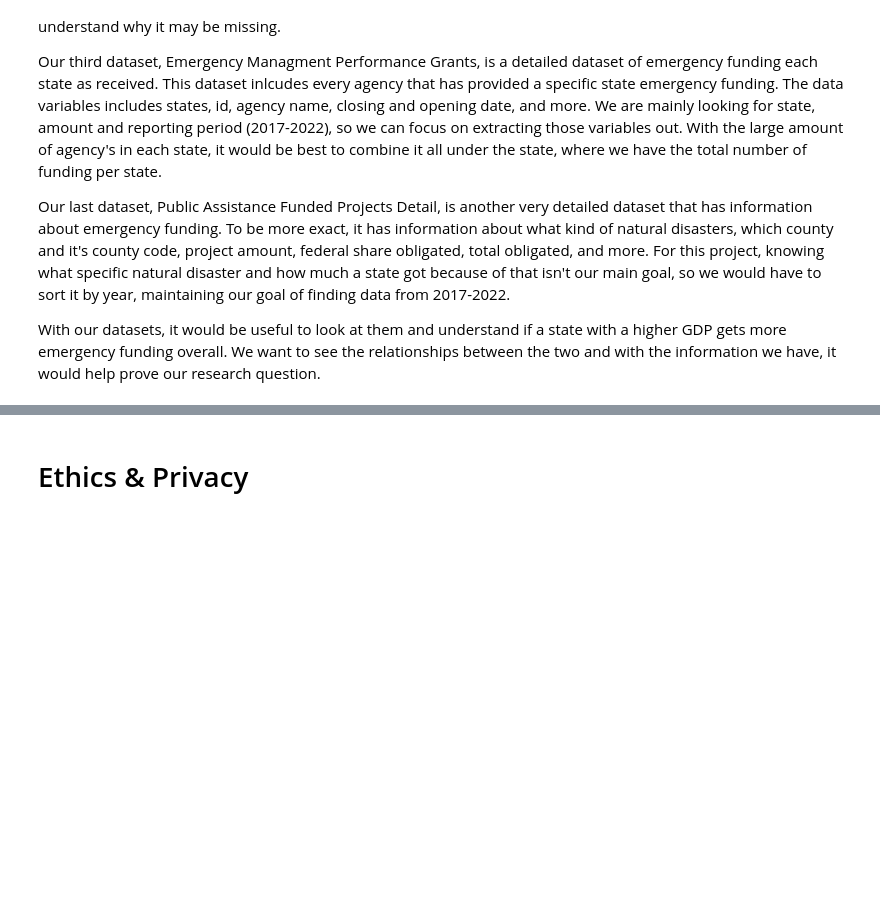
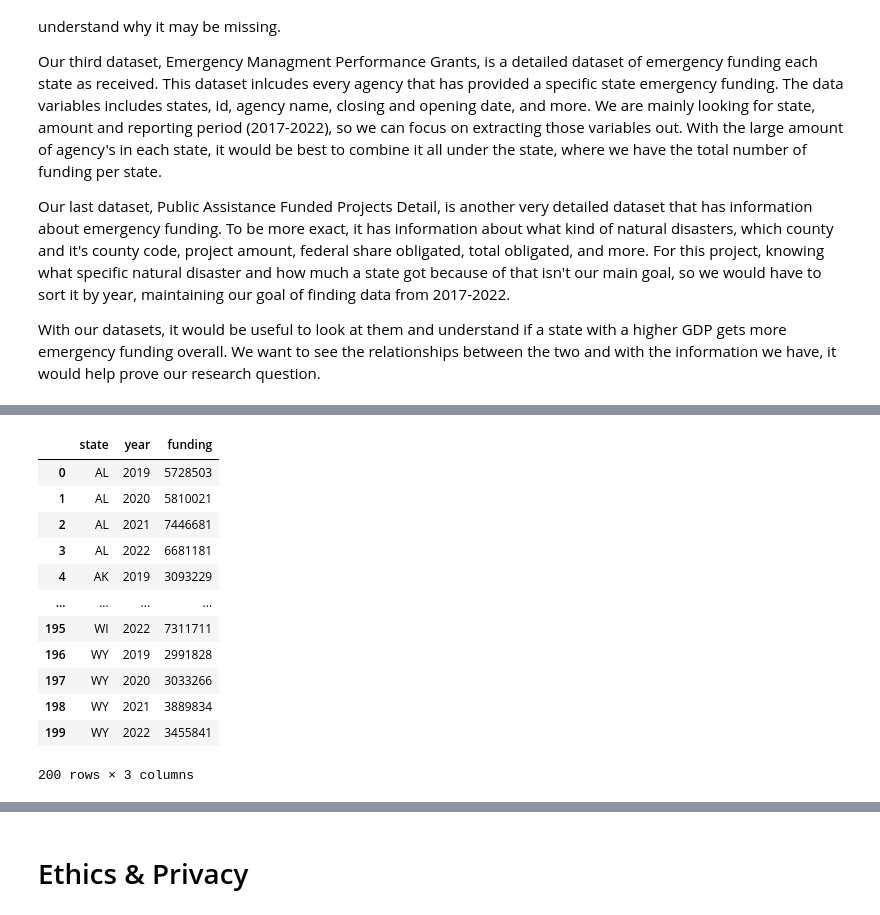
Before and after one commit to COGS108/Group054_WI24, a Jupyter notebook: DataCheckpoint_Group054_WI24.ipynb, the cells around one changed output, grey strips where cells are left out. Drawn from its saved outputs; the diff is of its cells as text; code cells hidden in the pictures; blank space fills up the shorter version.

```diff
--- a/DataCheckpoint_Group054_WI24.ipynb
+++ b/DataCheckpoint_Group054_WI24.ipynb
@@ -68,0 +71,79 @@ With our datasets, it would be useful to look at them and understand if a state
+# %%
+import pandas as pd
+pd.set_option('display.max_rows', 10)
+
+url = 'Data/EmergencyManagementPerformanceGrants.csv'
+df = pd.read_csv(url)
+df['state'].unique()
+df_not_state = df['state'].str.contains('Puerto Rico|American Samoa|District of Columbia|Northern Mariana Islands|Guam|Virgin Islands')
+df = df[~df_not_state] #filter to only include US states
+df['state'].unique().size #check to see that our state column only has 50 values
+
+def standardize_reportingPeriod(string):
+
+    string = string.lower().strip()
+
+    if '2014' in string:
+        output = 2014
+    elif '2015' in string:
+        output = 2015
+    elif '2016' in string:
+        output = 2016
+    elif '2017' in string:
+        output = 2017
+    elif '2018' in string:
+        output = 2018
+    elif '2019' in string:
+        output = 2019
+    elif '2020' in string:
+        output = 2020
+    elif '2021' in string:
+        output = 2021
+    elif '2022' in string:
+        output = 2022
+    # Otherwise, if uncaught - keep as is
+    else:
+        output = string
+
+    return output
+
+df['reportingPeriod'] = df['reportingPeriod'].apply(standardize_reportingPeriod)
+df = df.query('reportingPeriod >= 2019') #filter so lowest year is 2017 to match other data
+
+df_grouped = df.groupby(by = ['state', 'reportingPeriod']).sum()
+df_grouped = df_grouped.reset_index()
+df_grouped = df_grouped.rename(columns = {'reportingPeriod': 'year', 'fundingAmount' : 'funding'})
+pd.set_option('display.max_rows', 10)
+df_grouped['funding'] = df_grouped['funding'].astype(int)
+
+us_state_to_abbrev = {
+    "Alabama": "AL", "Alaska": "AK", "Arizona": "AZ", "Arkansas": "AR", "California": "CA",
+    "Colorado": "CO", "Connecticut": "CT", "Delaware": "DE", "Florida": "FL", "Georgia": "GA",
+    "Hawaii": "HI", "Idaho": "ID", "Illinois": "IL", "Indiana": "IN", "Iowa": "IA",
+    "Kansas": "KS", "Kentucky": "KY", "Louisiana": "LA", "Maine": "ME", "Maryland": "MD",
+    "Massachusetts": "MA", "Michigan": "MI", "Minnesota": "MN", "Mississippi": "MS", "Missouri": "MO",
+    "Montana": "MT", "Nebraska": "NE", "Nevada": "NV", "New Hampshire": "NH", "New Jersey": "NJ",
+    "New Mexico": "NM", "New York": "NY", "North Carolina": "NC", "North Dakota": "ND", "Ohio": "OH",
+    "Oklahoma": "OK", "Oregon": "OR", "Pennsylvania": "PA", "Rhode Island": "RI", "South Carolina": "SC",
+    "South Dakota": "SD", "Tennessee": "TN", "Texas": "TX", "Utah": "UT", "Vermont": "VT",
+    "Virginia": "VA", "Washington": "WA", "West Virginia": "WV", "Wisconsin": "WI", "Wyoming": "WY",
+}
+
+df_grouped['state'] = df_grouped['state'].str.lower().str.capitalize().map(us_state_to_abbrev)
+EMPG = df_grouped #naming to something we will remember
+EMPG['year'] = EMPG['year'].astype(int) # change to integers
+EMPG
+# %% [output]
+|  | state | year | funding |
+| 0 | AL | 2019 | 5728503 |
+| 1 | AL | 2020 | 5810021 |
+| 2 | AL | 2021 | 7446681 |
+| 3 | AL | 2022 | 6681181 |
+| 4 | AK | 2019 | 3093229 |
+| ... | ... | ... | ... |
+| 195 | WI | 2022 | 7311711 |
+| 196 | WY | 2019 | 2991828 |
+| 197 | WY | 2020 | 3033266 |
+| 198 | WY | 2021 | 3889834 |
+| 199 | WY | 2022 | 3455841 |
+200 rows × 3 columns
```
Also changed, not shown: parts of 15 cells of this notebook.
